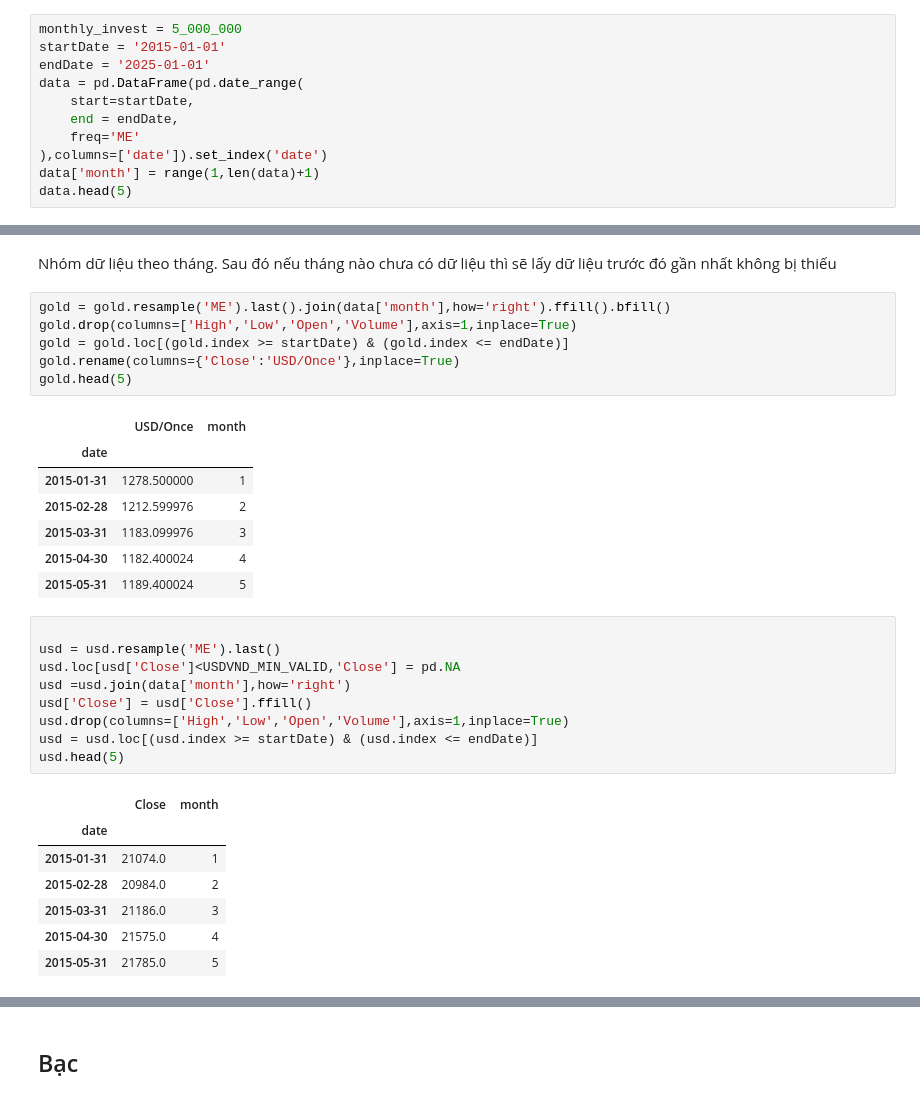
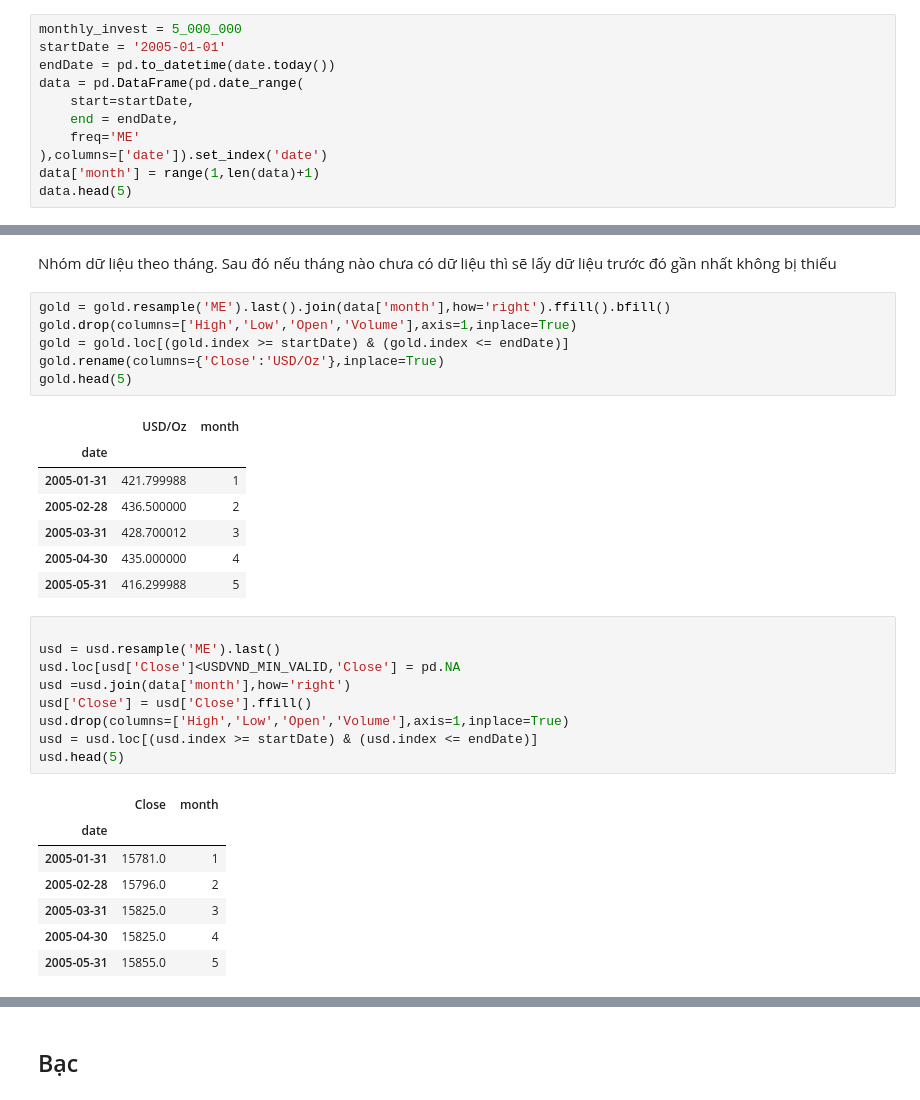
Before and after one commit to Masterokadanori/Market-Analysis, a Jupyter notebook: DCA.ipynb, the cells around one changed output, grey strips where cells are left out. Cells and saved outputs as stored; diff of their text form.

```diff
--- a/DCA.ipynb
+++ b/DCA.ipynb
@@ -37,8 +54,8 @@ import matplotlib.pyplot as plt
 Tạo `DataFrame` gốc, nơi sẽ lưu trữ tất cả dữ liệu
 # %%
 monthly_invest = 5_000_000
-startDate = '2015-01-01'
-endDate = '2025-01-01'
+startDate = '2005-01-01'
+endDate = pd.to_datetime(date.today())
 data = pd.DataFrame(pd.date_range(
     start=startDate,
     end = endDate,
@@ -265,17 +282,17 @@ Nhóm dữ liệu theo tháng. Sau đó nếu tháng nào chưa có dữ liệu
 # %%
 gold = gold.resample('ME').last().join(data['month'],how='right').ffill().bfill()
 gold.drop(columns=['High','Low','Open','Volume'],axis=1,inplace=True)
 gold = gold.loc[(gold.index >= startDate) & (gold.index <= endDate)]
-gold.rename(columns={'Close':'USD/Once'},inplace=True)
+gold.rename(columns={'Close':'USD/Oz'},inplace=True)
 gold.head(5)
 # %% [output]
-|  | USD/Once | month |
+|  | USD/Oz | month |
 | date |  |  |
-| 2015-01-31 | 1278.500000 | 1 |
-| 2015-02-28 | 1212.599976 | 2 |
-| 2015-03-31 | 1183.099976 | 3 |
-| 2015-04-30 | 1182.400024 | 4 |
-| 2015-05-31 | 1189.400024 | 5 |
+| 2005-01-31 | 421.799988 | 1 |
+| 2005-02-28 | 436.500000 | 2 |
+| 2005-03-31 | 428.700012 | 3 |
+| 2005-04-30 | 435.000000 | 4 |
+| 2005-05-31 | 416.299988 | 5 |
 # %%
 
 usd = usd.resample('ME').last()
@@ -288,10 +305,10 @@ usd.head(5)
 # %% [output]
 |  | Close | month |
 | date |  |  |
-| 2015-01-31 | 21074.0 | 1 |
-| 2015-02-28 | 20984.0 | 2 |
-| 2015-03-31 | 21186.0 | 3 |
-| 2015-04-30 | 21575.0 | 4 |
-| 2015-05-31 | 21785.0 | 5 |
+| 2005-01-31 | 15781.0 | 1 |
+| 2005-02-28 | 15796.0 | 2 |
+| 2005-03-31 | 15825.0 | 3 |
+| 2005-04-30 | 15825.0 | 4 |
+| 2005-05-31 | 15855.0 | 5 |
 # %% [markdown]
 ### Xử lí dữ liệu
```
Also changed, not shown: parts of 38 cells of this notebook.
